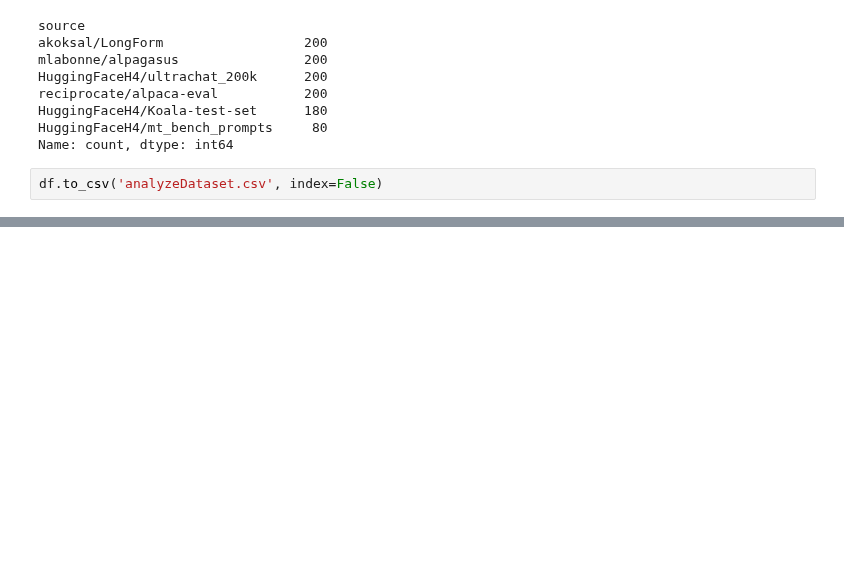
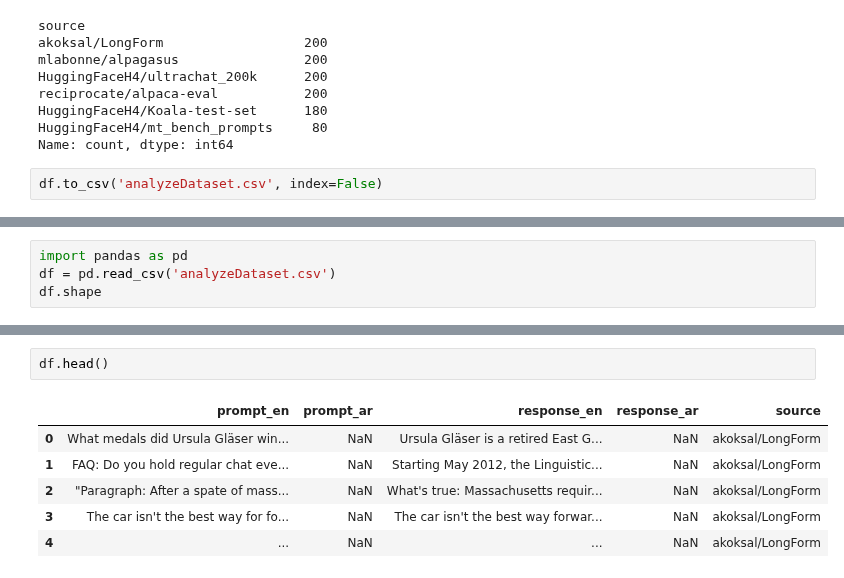
Before and after one commit to euisuh/LLMAnalyzer, a Jupyter notebook: main.ipynb, the cells around one changed output, grey strips where cells are left out. Cells and saved outputs as stored; diff of their text form; blank space fills up the shorter version.

```diff
--- a/main.ipynb
+++ b/main.ipynb
@@ -258,0 +260,4 @@ df.to_csv('analyzeDataset.csv', index=False)
+# %%
+import pandas as pd
+df = pd.read_csv('analyzeDataset.csv')
+df.shape
@@ -258,0 +277,9 @@ df.to_csv('analyzeDataset.csv', index=False)
+# %%
+df.head()
+# %% [output]
+|  | prompt_en | prompt_ar | response_en | response_ar | source |
+| 0 | What medals did Ursula Gläser win... | NaN | Ursula Gläser is a retired East G... | NaN | akoksal/LongForm |
+| 1 | FAQ: Do you hold regular chat eve... | NaN | Starting May 2012, the Linguistic... | NaN | akoksal/LongForm |
+| 2 | "Paragraph: After a spate of mass... | NaN | What's true: Massachusetts requir... | NaN | akoksal/LongForm |
+| 3 | The car isn't the best way for fo... | NaN | The car isn't the best way forwar... | NaN | akoksal/LongForm |
+| 4 | ... | NaN | ... | NaN | akoksal/LongForm |
```
Also changed, not shown: parts of 10 cells of this notebook, 2 other files.
